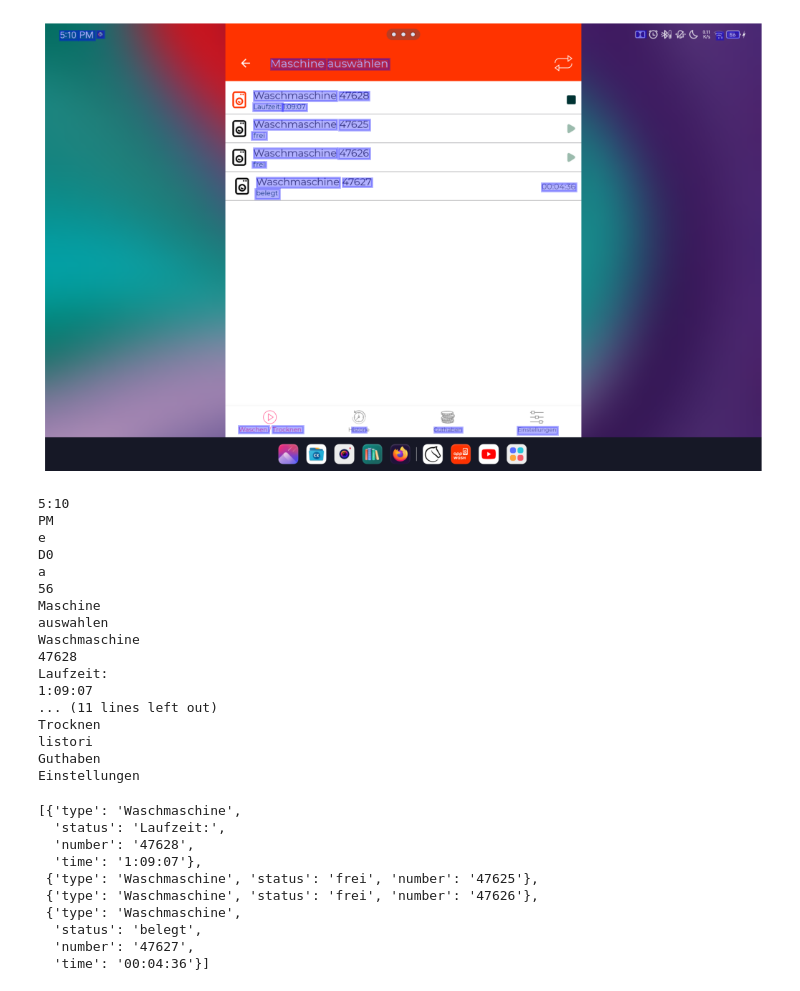
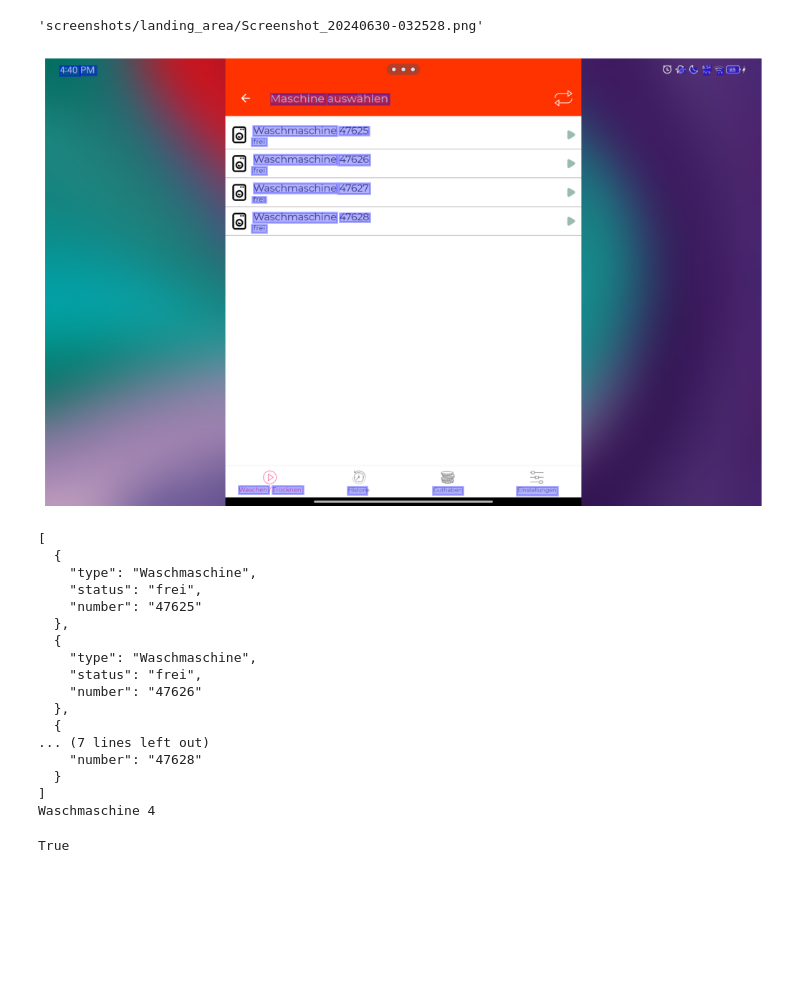
Before and after one commit to krugergui/washing_machines_usage, a Jupyter notebook: src/OCR/ocr_reader.ipynb, the cells around one changed output. Saved outputs shown, nothing was run; the diff lists cells and outputs as text; code cells hidden in the pictures; blank space fills up the shorter version.

```diff
--- a/src/OCR/ocr_reader.ipynb
+++ b/src/OCR/ocr_reader.ipynb
@@ -1,11 +1,13 @@
 # %%
 import os
 import re
+import random as rd
+import json
 
 from doctr.models import ocr_predictor
 from doctr.io import DocumentFile
 
-screenshots_dir = "Projects/washing_machines_ilive/screenshots/Screenshots/"
+screenshots_dir = "screenshots/landing_area/"
 
 # Lists all files inside the directory
 files = [screenshots_dir + f for f in os.listdir(screenshots_dir)]
@@ -13,36 +15,7 @@ files = [screenshots_dir + f for f in os.listdir(screenshots_dir)]
 model = ocr_predictor(
     det_arch="db_mobilenet_v3_large", reco_arch="crnn_mobilenet_v3_large", pretrained=True
 )
-# %%
-result = model(
-    DocumentFile.from_images(
-        "Projects/washing_machines_ilive/screenshots/Screenshot_20240630-171027.png"
-    )
-)
-result.show()
-# %% [output]
-[figure, removed]
-# %%
-for page in result.pages:
-    for block in page.blocks:
-        for line in block.lines:
-            for word in line.words:
-                print(word.value)
-# %% [output]
-5:10
-PM
-e
-D0
-a
-56
-Maschine
-auswahlen
-Waschmaschine
-47628
-Laufzeit:
-1:09:07
-... (11 lines left out)
-Trocknen
-listori
-Guthaben
-Einstellungen
+# %%
+files[0]
+# %% [output]
+'screenshots/landing_area/Screenshot_20240630-032528.png'
@@ -49,4 +25,7 @@ Einstellungen
 # %%
+result = model(DocumentFile.from_images(rd.choice(files)))
+result.show()
+
 appliances = []
 
 appliances_types = []
@@ -61,41 +40,55 @@ regex_applances_times = r".*\d{1}:\d{2}:\d{2}"
 
 for page in result.pages:
     for block in page.blocks:
         for line in block.lines:
             for word in line.words:
                 if word.value in list_appliances_types:
                     appliances_types.append(word.value)
                 if word.value in list_appliances_in_use:
                     appliances_status.append(word.value)
                 if re.search(regex_applances_numbers, word.value):
                     appliances_numbers.append(word.value)
                 if re.search(regex_applances_times, word.value):
                     appliances_times.append(word.value)
 
 for i in range(len(appliances_numbers)):
     appliances.append(
         {
             "type": appliances_types[i],
             "status": appliances_status[i],
             "number": appliances_numbers[i],
         }
     )
 
 for i in appliances:
     if i.get("status") in ["belegt", "Laufzeit:"]:
         i["time"] = appliances_times.pop(0)
 
 assert appliances_times == []
 
-appliances
+print(json.dumps(appliances, indent=2))
+
+print(appliances[0]["type"], len(appliances))
 # %% [output]
+[figure, added]
-[{'type': 'Waschmaschine',
-  'status': 'Laufzeit:',
-  'number': '47628',
-  'time': '1:09:07'},
- {'type': 'Waschmaschine', 'status': 'frei', 'number': '47625'},
- {'type': 'Waschmaschine', 'status': 'frei', 'number': '47626'},
- {'type': 'Waschmaschine',
-  'status': 'belegt',
-  'number': '47627',
-  'time': '00:04:36'}]
+[
+  {
+    "type": "Waschmaschine",
+    "status": "frei",
+    "number": "47625"
+  },
+  {
+    "type": "Waschmaschine",
+    "status": "frei",
+    "number": "47626"
+  },
+  {
+... (7 lines left out)
+    "number": "47628"
+  }
+]
+Waschmaschine 4
+# %%
+bool({"type": "asd"}.get("type"))
+# %% [output]
+True
```
Also changed, not shown: parts of 1 cell of this notebook, 3 other files.
